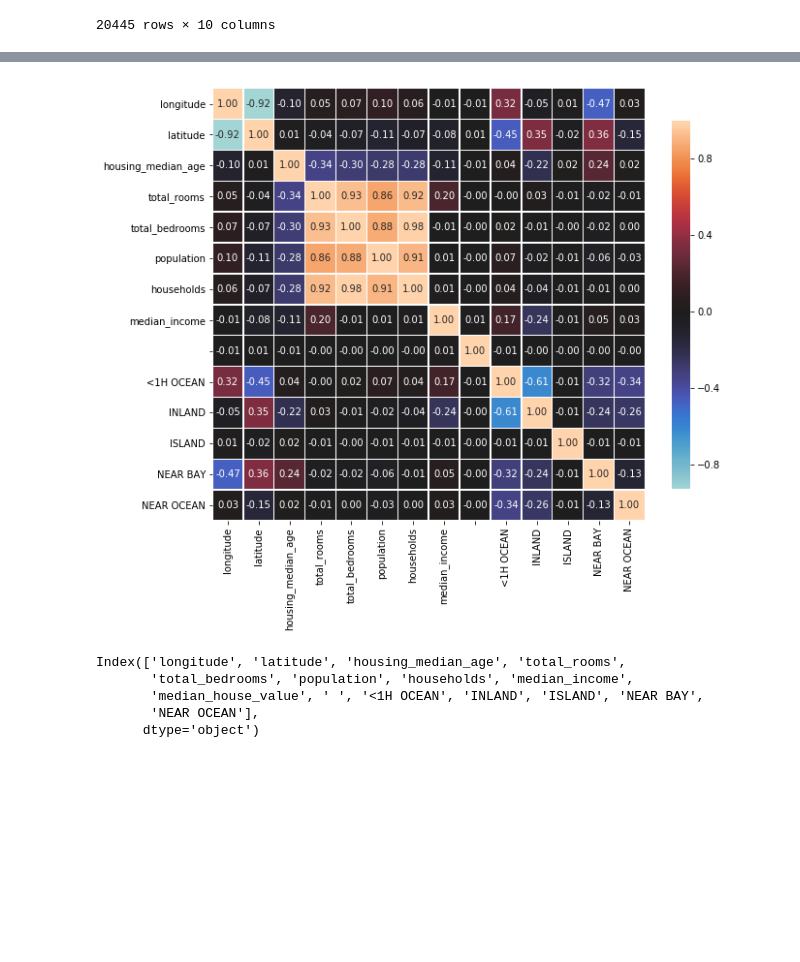
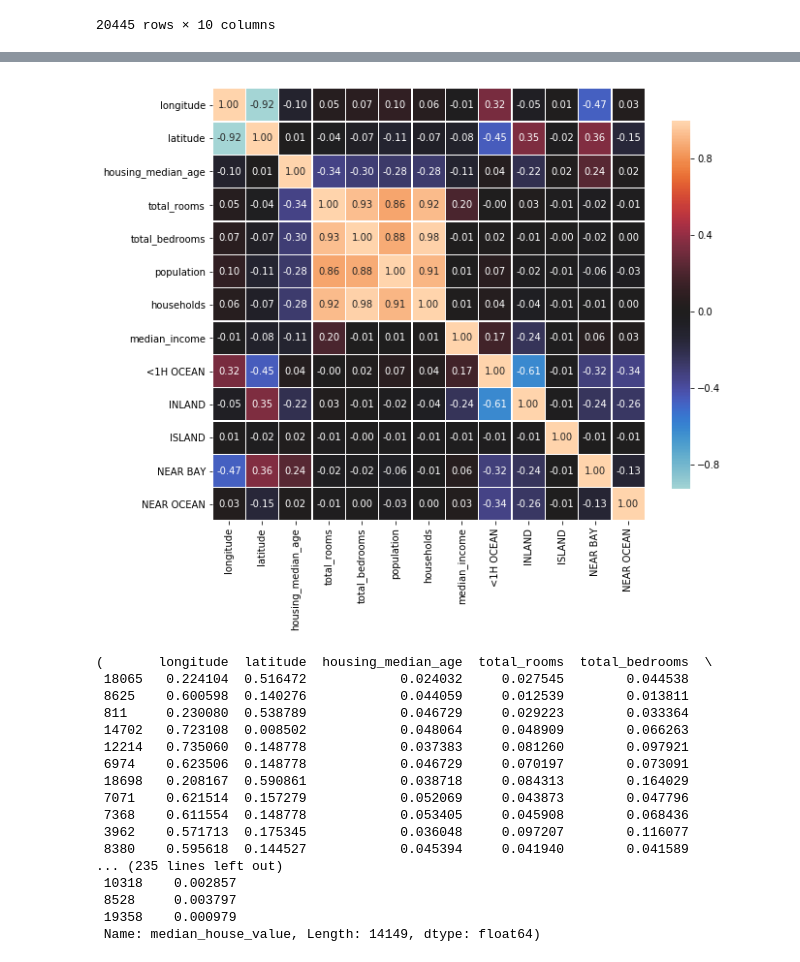
Before and after one commit to Levon27/Intelig-ncia-Artificial, a Jupyter notebook: ia_tiago_california.ipynb, the cells around one changed output, grey strips where cells are left out. Drawn from its saved outputs; the diff is of its cells as text; code cells hidden in the pictures; blank space fills up the shorter version.

```diff
--- a/ia_tiago_california.ipynb
+++ b/ia_tiago_california.ipynb
@@ -143,12 +199,25 @@ Training loss did not improve more than tol=0.000100 for two consecutive epochs.
-# %%
-mapa_correlacao(feat_sem_norm)
-# %% [output]
-[figure, removed]
-# %%
-df_sem_na.columns
-# %% [output]
-Index(['longitude', 'latitude', 'housing_median_age', 'total_rooms',
-       'total_bedrooms', 'population', 'households', 'median_income',
-       'median_house_value', ' ', '<1H OCEAN', 'INLAND', 'ISLAND', 'NEAR BAY',
-       'NEAR OCEAN'],
-      dtype='object')
+# %%
+mapa_correlacao(df_one_hot.drop("median_house_value",1))
+# %% [output]
+[figure, added]
+# %%
+#dados_treino_feat,dados_valid_feat,dados_treino_targ,dados_valid_targ
+dados_treino_feat,dados_treino_targ
+# %% [output]
+(       longitude  latitude  housing_median_age  total_rooms  total_bedrooms  \
+ 18065   0.224104  0.516472            0.024032     0.027545        0.044538
+ 8625    0.600598  0.140276            0.044059     0.012539        0.013811
+ 811     0.230080  0.538789            0.046729     0.029223        0.033364
+ 14702   0.723108  0.008502            0.048064     0.048909        0.066263
+ 12214   0.735060  0.148778            0.037383     0.081260        0.097921
+ 6974    0.623506  0.148778            0.046729     0.070197        0.073091
+ 18698   0.208167  0.590861            0.038718     0.084313        0.164029
+ 7071    0.621514  0.157279            0.052069     0.043873        0.047796
+ 7368    0.611554  0.148778            0.053405     0.045908        0.068436
+ 3962    0.571713  0.175345            0.036048     0.097207        0.116077
+ 8380    0.595618  0.144527            0.045394     0.041940        0.041589
+... (235 lines left out)
+ 10318    0.002857
+ 8528     0.003797
+ 19358    0.000979
+ Name: median_house_value, Length: 14149, dtype: float64)
```
Also changed, not shown: parts of 8 cells of this notebook.
